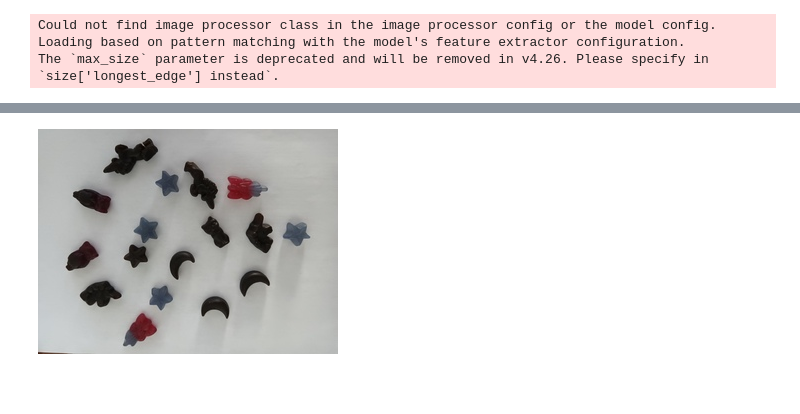
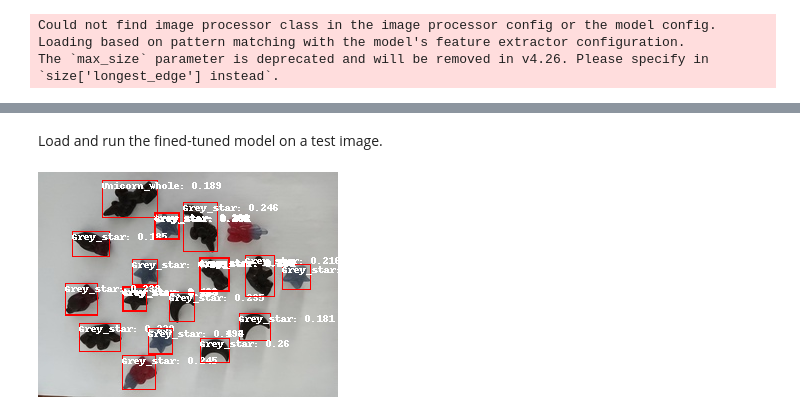
Before and after one commit to darrens2k/deep-learning, a Jupyter notebook: assignment2/assignment2.ipynb, the cells around one changed output, grey strips where cells are left out. Drawn from its saved outputs; the diff is of its cells as text; code cells hidden in the pictures; blank space fills up the shorter version.

Commit message:
finished assignment 2
did not push the saved models, I added them to the git-ignore since they exceed 100mb

```diff
--- a/assignment2/assignment2.ipynb
+++ b/assignment2/assignment2.ipynb
@@ -251,22 +268,32 @@ TrainOutput(global_step=20, training_loss=2.800020694732666, metrics={'train_run
 # %%
 # save the model
 trainer.save_model('candy_detector')
+# %% [markdown]
+Load and run the fined-tuned model on a test image.
 # %%
-# run finetuned model on a test image and print results
-
+# Load the image
 image = Image.open("cd_35.jpg")
 
+# Run the object detection pipeline
 obj_detector = pipeline("object-detection", model="candy_detector")
-obj_detector(image, threshold=0.01)
+results = obj_detector(image, threshold=0.18)
 
+# Draw bounding boxes on the image
 draw = ImageDraw.Draw(image)
 
-# for score, label, box in zip(results["scores"], results["labels"], results["boxes"]):
-#     box = [round(i, 2) for i in box.tolist()]
-#     x, y, x2, y2 = tuple(box)
-#     draw.rectangle((x, y, x2, y2), outline="red", width=1)
-#     draw.text((x, y), model.config.id2label[label.item()], fill="white")
+# change for loop form from tutorial, previous form was throwing indexing and type errors
+for result in results:
+    score = result["score"]
+    label = result["label"]
+    box = result["box"]
 
+    # box is a dictionary, extract and round values
+    box = [round(v, 2) for k,v in box.items()]
+    x, y, x2, y2 = tuple(box)
+    draw.rectangle((x, y, x2, y2), outline="red", width=1)
+    draw.text((x, y), f"{label}: {round(score, 3)}", fill="white")
+
+# display the image with bounding boxes
 image
 # %% [output]
-[figure, old version]
+[figure, new version]
```
Also changed, not shown: parts of 20 cells of this notebook, 1 other file.
